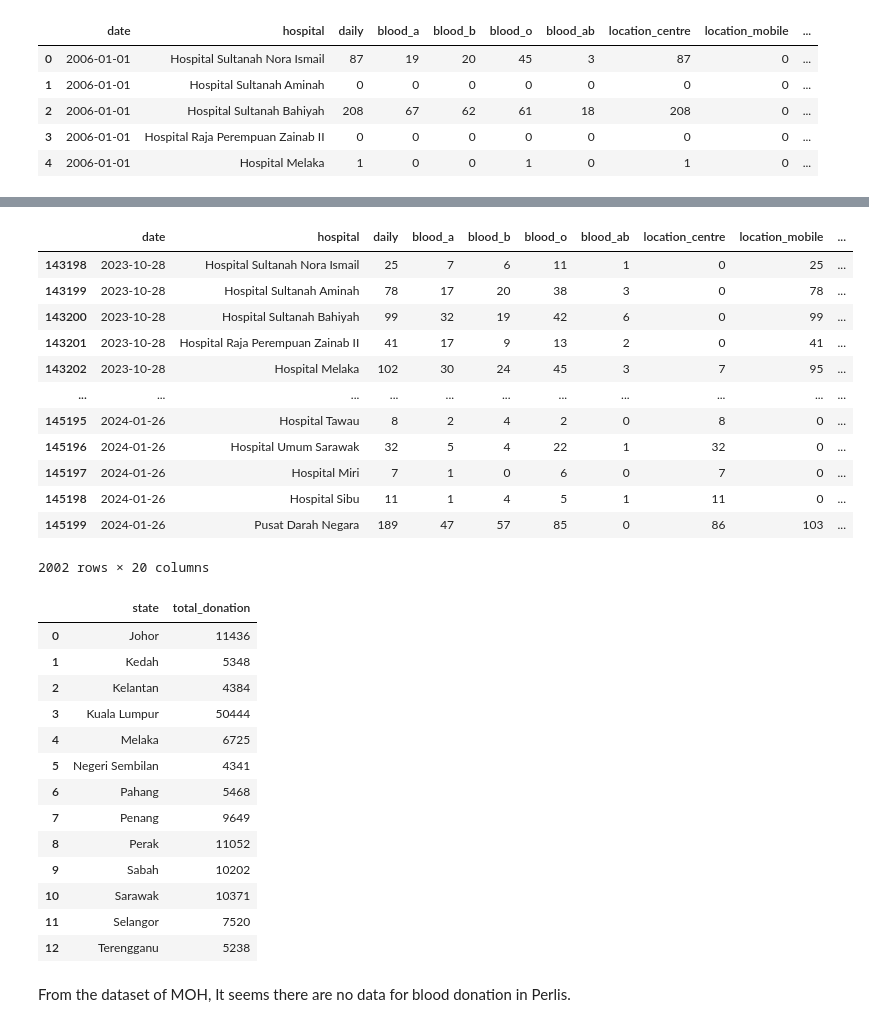
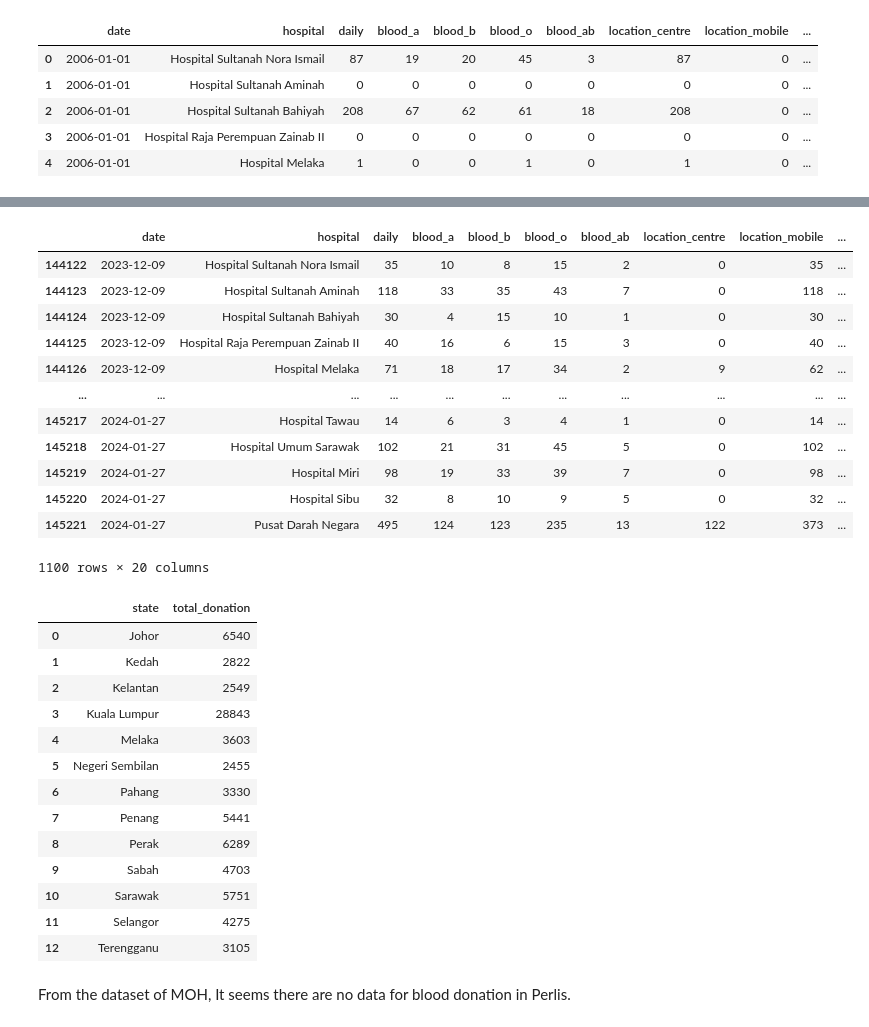
Before and after one commit to adleefuad/blood_donation, a Jupyter notebook: EDA.ipynb, the cells around one changed output, grey strips where cells are left out. Drawn from its saved outputs; the diff is of its cells as text; code cells hidden in the pictures.

```diff
--- a/EDA.ipynb
+++ b/EDA.ipynb
@@ -111,43 +117,43 @@ facility_df
 # %%
-#Filter the data by last 3 months
+#Filter the data by last 49 days
 facility_df['date']= pd.to_datetime(facility_df['date']) # set the column data type into pandas datetime
 latest_date = max(facility_df['date']) #Get the latest date in the dataframe
-last_3_months = latest_date-pd.Timedelta(days=90) #Get the date 3 months ago
-last3_df = facility_df[facility_df['date']>=last_3_months] #Filter the data by last 3 months
-last3_df
+last_49_days = latest_date-pd.Timedelta(days=49) #Get the date 49 days ago
+last49_df = facility_df[facility_df['date']>=last_49_days] #Filter the data by last 49 days
+last49_df
 # %% [output]
 |  | date | hospital | daily | blood_a | blood_b | blood_o | blood_ab | location_centre | location_mobile | ... |
-| 143198 | 2023-10-28 | Hospital Sultanah Nora Ismail | 25 | 7 | 6 | 11 | 1 | 0 | 25 | ... |
-| 143199 | 2023-10-28 | Hospital Sultanah Aminah | 78 | 17 | 20 | 38 | 3 | 0 | 78 | ... |
-| 143200 | 2023-10-28 | Hospital Sultanah Bahiyah | 99 | 32 | 19 | 42 | 6 | 0 | 99 | ... |
-| 143201 | 2023-10-28 | Hospital Raja Perempuan Zainab II | 41 | 17 | 9 | 13 | 2 | 0 | 41 | ... |
-| 143202 | 2023-10-28 | Hospital Melaka | 102 | 30 | 24 | 45 | 3 | 7 | 95 | ... |
+| 144122 | 2023-12-09 | Hospital Sultanah Nora Ismail | 35 | 10 | 8 | 15 | 2 | 0 | 35 | ... |
+| 144123 | 2023-12-09 | Hospital Sultanah Aminah | 118 | 33 | 35 | 43 | 7 | 0 | 118 | ... |
+| 144124 | 2023-12-09 | Hospital Sultanah Bahiyah | 30 | 4 | 15 | 10 | 1 | 0 | 30 | ... |
+| 144125 | 2023-12-09 | Hospital Raja Perempuan Zainab II | 40 | 16 | 6 | 15 | 3 | 0 | 40 | ... |
+| 144126 | 2023-12-09 | Hospital Melaka | 71 | 18 | 17 | 34 | 2 | 9 | 62 | ... |
 | ... | ... | ... | ... | ... | ... | ... | ... | ... | ... | ... |
-| 145195 | 2024-01-26 | Hospital Tawau | 8 | 2 | 4 | 2 | 0 | 8 | 0 | ... |
-| 145196 | 2024-01-26 | Hospital Umum Sarawak | 32 | 5 | 4 | 22 | 1 | 32 | 0 | ... |
-| 145197 | 2024-01-26 | Hospital Miri | 7 | 1 | 0 | 6 | 0 | 7 | 0 | ... |
-| 145198 | 2024-01-26 | Hospital Sibu | 11 | 1 | 4 | 5 | 1 | 11 | 0 | ... |
-| 145199 | 2024-01-26 | Pusat Darah Negara | 189 | 47 | 57 | 85 | 0 | 86 | 103 | ... |
+| 145217 | 2024-01-27 | Hospital Tawau | 14 | 6 | 3 | 4 | 1 | 0 | 14 | ... |
+| 145218 | 2024-01-27 | Hospital Umum Sarawak | 102 | 21 | 31 | 45 | 5 | 0 | 102 | ... |
+| 145219 | 2024-01-27 | Hospital Miri | 98 | 19 | 33 | 39 | 7 | 0 | 98 | ... |
+| 145220 | 2024-01-27 | Hospital Sibu | 32 | 8 | 10 | 9 | 5 | 0 | 32 | ... |
+| 145221 | 2024-01-27 | Pusat Darah Negara | 495 | 124 | 123 | 235 | 13 | 122 | 373 | ... |
-2002 rows × 20 columns
+1100 rows × 20 columns
 # %%
 #group by state
-state3_df = last3_df.groupby('state')['daily'].sum().reset_index(name='total_donation')
-state3_df
+state49_df = last49_df.groupby('state')['daily'].sum().reset_index(name='total_donation')
+state49_df
 # %% [output]
 |  | state | total_donation |
-| 0 | Johor | 11436 |
-| 1 | Kedah | 5348 |
-| 2 | Kelantan | 4384 |
-| 3 | Kuala Lumpur | 50444 |
-| 4 | Melaka | 6725 |
-| 5 | Negeri Sembilan | 4341 |
-| 6 | Pahang | 5468 |
-| 7 | Penang | 9649 |
-| 8 | Perak | 11052 |
-| 9 | Sabah | 10202 |
-| 10 | Sarawak | 10371 |
-| 11 | Selangor | 7520 |
-| 12 | Terengganu | 5238 |
+| 0 | Johor | 6540 |
+| 1 | Kedah | 2822 |
+| 2 | Kelantan | 2549 |
+| 3 | Kuala Lumpur | 28843 |
+| 4 | Melaka | 3603 |
+| 5 | Negeri Sembilan | 2455 |
+| 6 | Pahang | 3330 |
+| 7 | Penang | 5441 |
+| 8 | Perak | 6289 |
+| 9 | Sabah | 4703 |
+| 10 | Sarawak | 5751 |
+| 11 | Selangor | 4275 |
+| 12 | Terengganu | 3105 |
 # %% [markdown]
 From the dataset of MOH, It seems there are no data for blood donation in Perlis.
 # %% [markdown]
```
Also changed, not shown: parts of 26 cells of this notebook, 5 other files.
